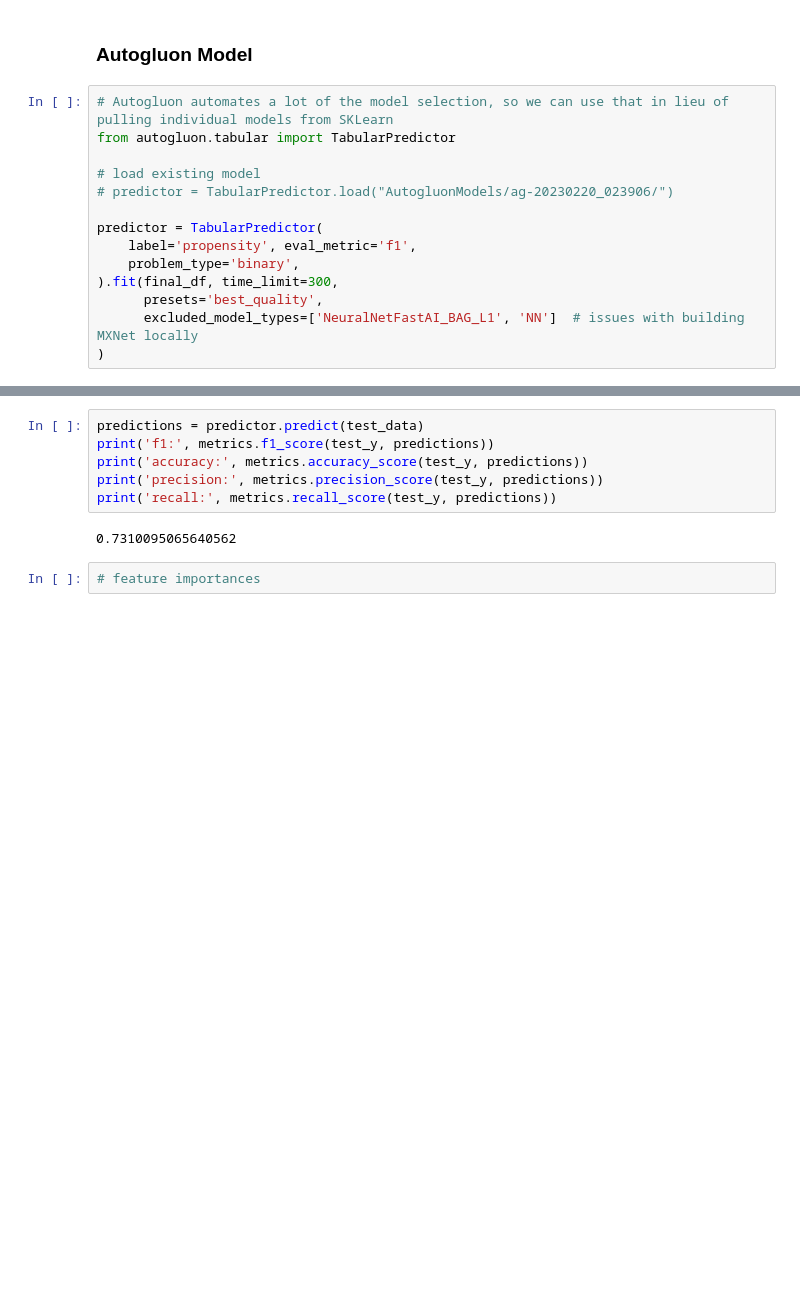
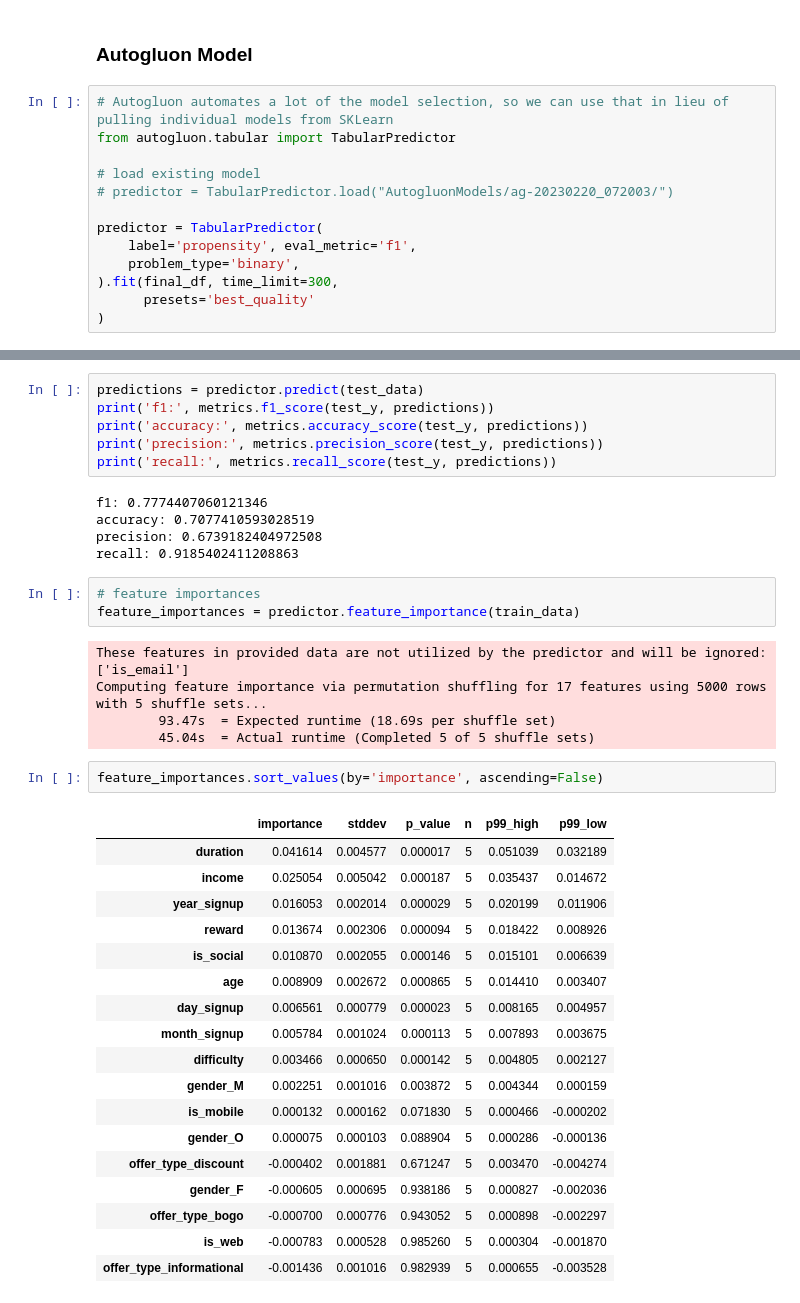
Before and after one commit to avikejriwal/udacity_mle, a Jupyter notebook: base_analysis.ipynb, the cells around one changed output, grey strips where cells are left out. Cells and saved outputs as stored; diff of their text form; blank space fills up the shorter version.

```diff
--- a/base_analysis.ipynb
+++ b/base_analysis.ipynb
@@ -436,13 +407,12 @@ plt.savefig('img/baseline_cm.png')
 from autogluon.tabular import TabularPredictor
 
 # load existing model
-# predictor = TabularPredictor.load("AutogluonModels/ag-20230220_023906/")
+# predictor = TabularPredictor.load("AutogluonModels/ag-20230220_072003/")
 
 predictor = TabularPredictor(
     label='propensity', eval_metric='f1',
     problem_type='binary',
 ).fit(final_df, time_limit=300,
-      presets='best_quality',
-      excluded_model_types=['NeuralNetFastAI_BAG_L1', 'NN']  # issues with building MXNet locally
+      presets='best_quality'
 )
 # %% [output]
@@ -500,6 +509,36 @@ print('accuracy:', metrics.accuracy_score(test_y, predictions))
 print('precision:', metrics.precision_score(test_y, predictions))
 print('recall:', metrics.recall_score(test_y, predictions))
 # %% [output]
-0.7310095065640562
+f1: 0.7774407060121346
+accuracy: 0.7077410593028519
+precision: 0.6739182404972508
+recall: 0.9185402411208863
 # %%
 # feature importances
+feature_importances = predictor.feature_importance(train_data)
+# %% [output]
+These features in provided data are not utilized by the predictor and will be ignored: ['is_email']
+Computing feature importance via permutation shuffling for 17 features using 5000 rows with 5 shuffle sets...
+        93.47s  = Expected runtime (18.69s per shuffle set)
+        45.04s  = Actual runtime (Completed 5 of 5 shuffle sets)
+# %%
+feature_importances.sort_values(by='importance', ascending=False)
+# %% [output]
+|  | importance | stddev | p_value | n | p99_high | p99_low |
+| duration | 0.041614 | 0.004577 | 0.000017 | 5 | 0.051039 | 0.032189 |
+| income | 0.025054 | 0.005042 | 0.000187 | 5 | 0.035437 | 0.014672 |
+| year_signup | 0.016053 | 0.002014 | 0.000029 | 5 | 0.020199 | 0.011906 |
+| reward | 0.013674 | 0.002306 | 0.000094 | 5 | 0.018422 | 0.008926 |
+| is_social | 0.010870 | 0.002055 | 0.000146 | 5 | 0.015101 | 0.006639 |
+| age | 0.008909 | 0.002672 | 0.000865 | 5 | 0.014410 | 0.003407 |
+| day_signup | 0.006561 | 0.000779 | 0.000023 | 5 | 0.008165 | 0.004957 |
+| month_signup | 0.005784 | 0.001024 | 0.000113 | 5 | 0.007893 | 0.003675 |
+| difficulty | 0.003466 | 0.000650 | 0.000142 | 5 | 0.004805 | 0.002127 |
+| gender_M | 0.002251 | 0.001016 | 0.003872 | 5 | 0.004344 | 0.000159 |
+| is_mobile | 0.000132 | 0.000162 | 0.071830 | 5 | 0.000466 | -0.000202 |
+| gender_O | 0.000075 | 0.000103 | 0.088904 | 5 | 0.000286 | -0.000136 |
+| offer_type_discount | -0.000402 | 0.001881 | 0.671247 | 5 | 0.003470 | -0.004274 |
+| gender_F | -0.000605 | 0.000695 | 0.938186 | 5 | 0.000827 | -0.002036 |
+| offer_type_bogo | -0.000700 | 0.000776 | 0.943052 | 5 | 0.000898 | -0.002297 |
+| is_web | -0.000783 | 0.000528 | 0.985260 | 5 | 0.000304 | -0.001870 |
+| offer_type_informational | -0.001436 | 0.001016 | 0.982939 | 5 | 0.000655 | -0.003528 |
```
Also changed, not shown: parts of 11 cells of this notebook, 5 other files.
